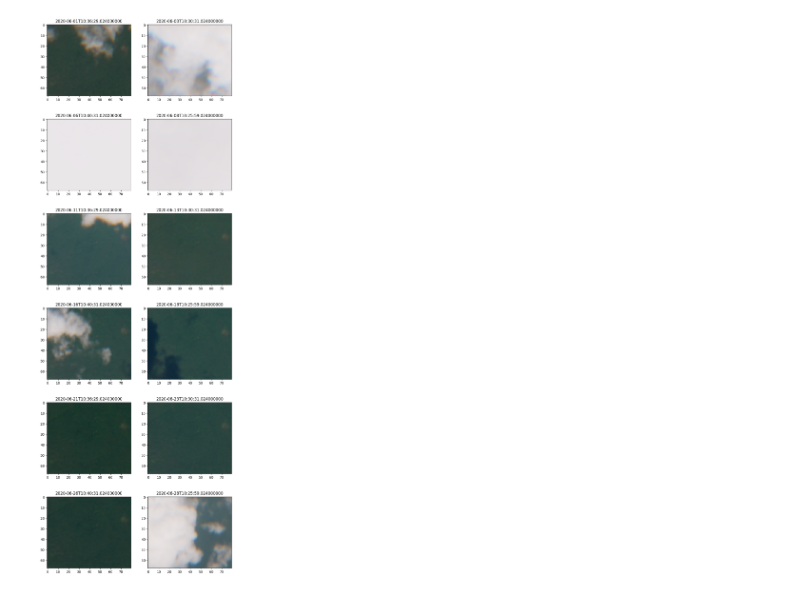
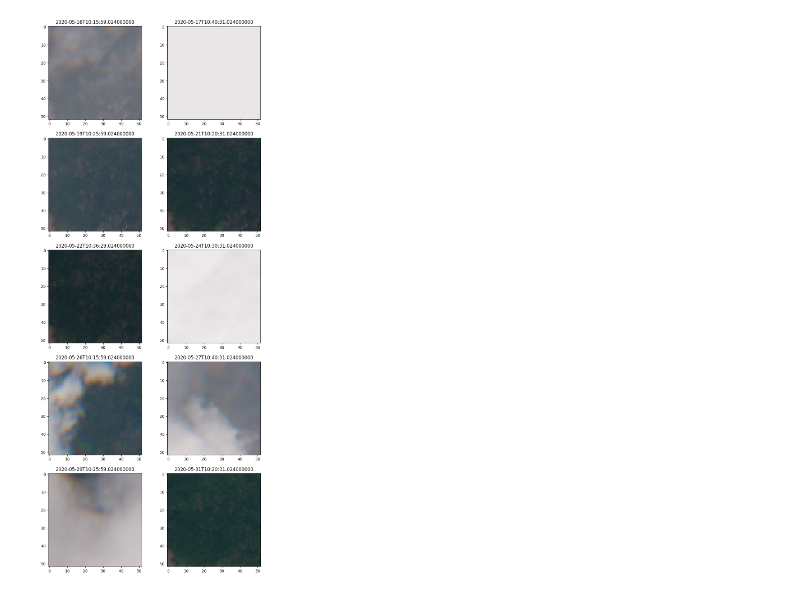
Before and after one commit to filipronn/SEEX30_Cloud_Fog, a Jupyter notebook: Cloud_rm/openeo_data.ipynb, the cells around one changed output. Drawn from its saved outputs; the diff is of its cells as text; code cells hidden in the pictures.

```diff
--- a/Cloud_rm/openeo_data.ipynb
+++ b/Cloud_rm/openeo_data.ipynb
@@ -56,7 +56,7 @@ import io
 import tarfile
 # %%
 import xarray as xr
-f='/cloud/openeo/time_series_2_tiny_forest'
+f='/cloud/openeo/time_series_tiny_forest_4'
 loaded_data = xr.open_dataset(f, engine='netcdf4', decode_times=True)
 nodata = loaded_data.attrs.get("nodata", None)
 loaded_data = loaded_data.where(loaded_data != nodata, np.nan)
@@ -143,7 +136,7 @@ nrows=int(np.ceil(len(times)/ncols))
 divide=10000
 ims=[]
 ims_show=[]
-sun_zenith_angles=[]
+sun_zenith_angles=loaded_data.sun_zenith.data
 
 plt.rcParams['figure.figsize'] = [5*ncols, 5*nrows]
 fig, axs = plt.subplots(ncols=ncols,nrows=nrows)
@@ -162,14 +155,6 @@ for i,ax in enumerate(axs.ravel()):
     b10=variables['b10'].data[i,:,:]/divide
     b11=variables['b11'].data[i,:,:]/divide
     b12=variables['b12'].data[i,:,:]/divide
-
-    ## Get Angles ##
-    tmp=times.data[i].astype('datetime64[us]')
-    tmp=tmp.astype(datetime.datetime)
-    dobj = datetime.datetime(tmp.year,tmp.month,tmp.day,tmp.hour,tmp.minute,tmp.second,tmp.microsecond,tzinfo=datetime.timezone.utc)
-    sea = get_altitude(lat, long, dobj)
-    sza = float(90)- sea
-    sun_zenith_angles.append(sza)
 
     ## Get "True" RGB ##
     b04T=sAdj(b04-ray['r'])
@@ -186,32 +171,32 @@ for i,ax in enumerate(axs.ravel()):
             rgbLin[1][k,j]=sRGB(q)
     for k,p in enumerate(rgbLin[2]):
         for j,q in enumerate(p):
             rgbLin[2][k,j]=sRGB(q)
 
     im_show=np.zeros((np.shape(b03)[0],np.shape(b03)[1],3))
     im_show[:,:,0]=rgbLin[0]
     im_show[:,:,1]=rgbLin[1]
     im_show[:,:,2]=rgbLin[2]
     ims_show.append(im_show)
 
     ## Save image ##
     im=np.zeros((np.shape(b03)[0],np.shape(b03)[1],12))
     im[:,:,0]=b02
     im[:,:,1]=b03
     im[:,:,2]=b04
     im[:,:,3]=b05
     im[:,:,4]=b06
     im[:,:,5]=b07
     im[:,:,6]=b08
     im[:,:,7]=b8a
     im[:,:,8]=b09
     im[:,:,9]=b10
     im[:,:,10]=b11
     im[:,:,11]=b12
     ims.append(im)
 
     ax.imshow(im_show)
     ax.set_title(times.data[i])
 # %% [output]
-[figure, old version]
+[figure, new version]
 # %%
```
Also changed, not shown: parts of 17 cells of this notebook, 19 other files.
